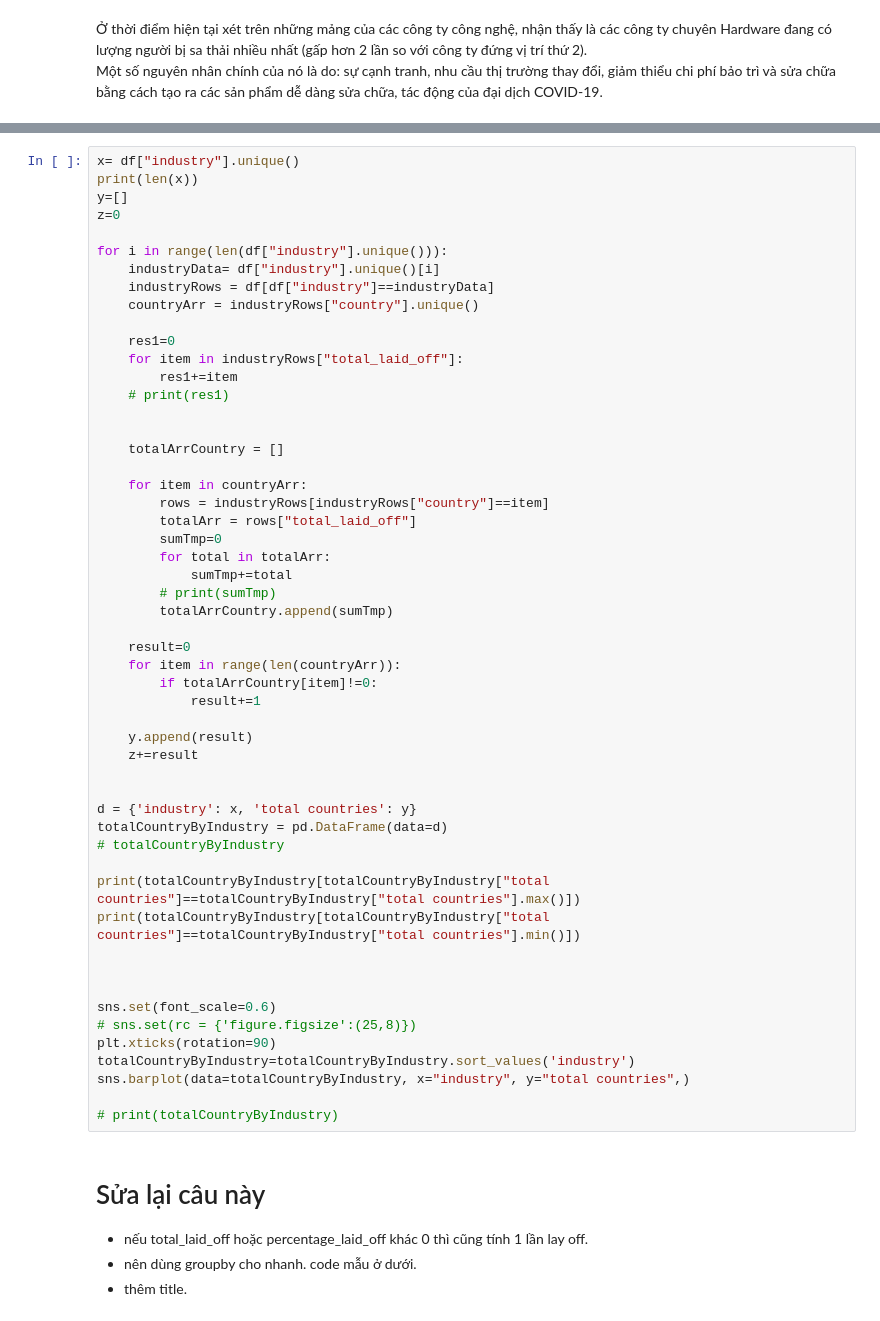
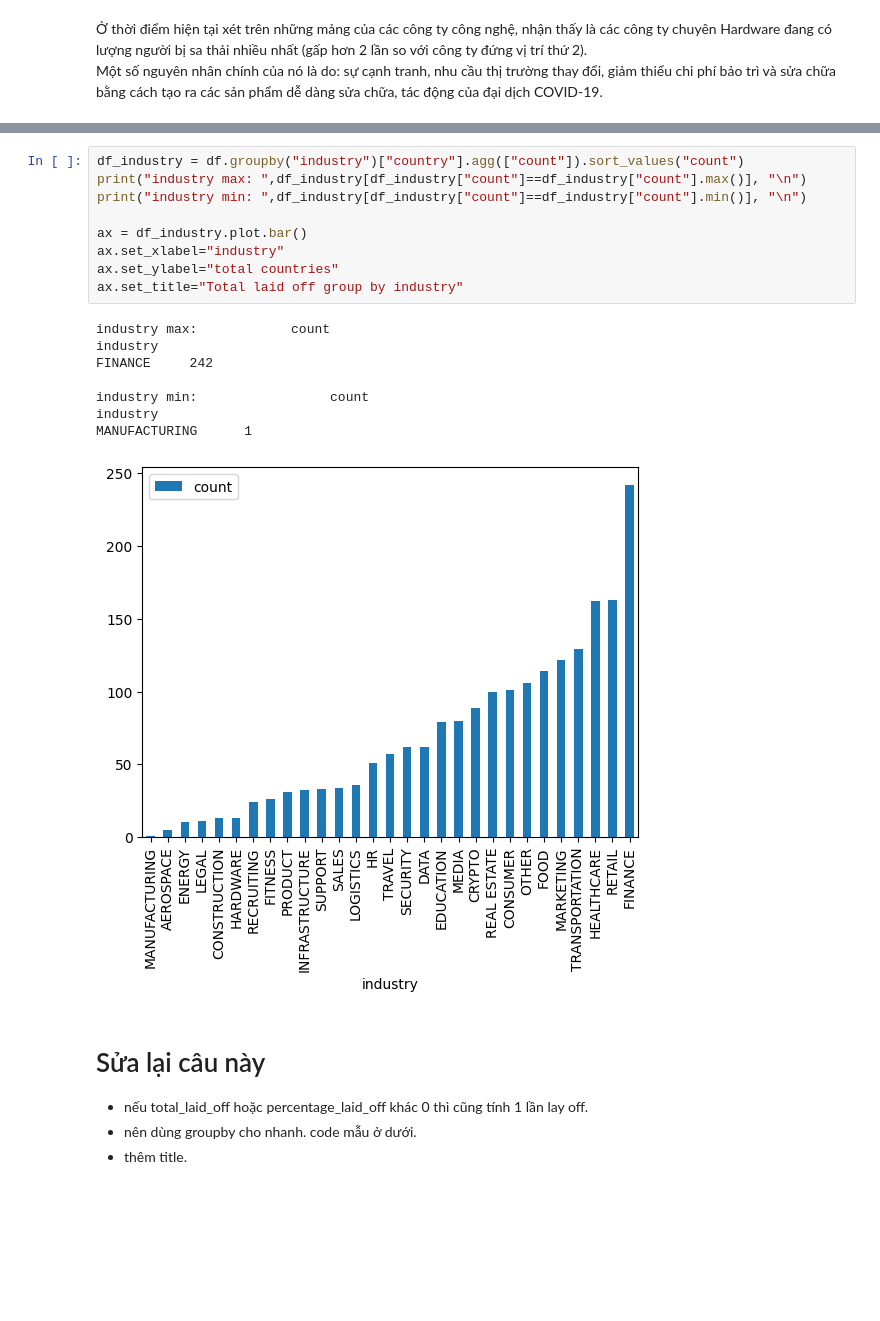
Before and after one commit to vhtnguyen/Layoffs-Visualization-Project, a Jupyter notebook: layoffs-data-visualization/main.ipynb, the cells around one changed output, grey strips where cells are left out. Saved outputs shown, nothing was run; the diff lists cells and outputs as text; blank space fills up the shorter version.

Commit message:
groupby fix code

```diff
--- a/layoffs-data-visualization/main.ipynb
+++ b/layoffs-data-visualization/main.ipynb
@@ -629,57 +793,22 @@ Nhận xét:
 - Industry có số lượng country laid off thấp nhất là manufacturing (số lượng: 1)
-# %%
-x= df["industry"].unique()
-print(len(x))
-y=[]
-z=0
-
-for i in range(len(df["industry"].unique())):
-    industryData= df["industry"].unique()[i]
-    industryRows = df[df["industry"]==industryData]
-    countryArr = industryRows["country"].unique()
-
-    res1=0
-    for item in industryRows["total_laid_off"]:
-        res1+=item
-    # print(res1)
-
-
-    totalArrCountry = []
-
-    for item in countryArr:
-        rows = industryRows[industryRows["country"]==item]
-        totalArr = rows["total_laid_off"]
-        sumTmp=0
-        for total in totalArr:
-            sumTmp+=total
-        # print(sumTmp)
-        totalArrCountry.append(sumTmp)
-
-    result=0
-    for item in range(len(countryArr)):
-        if totalArrCountry[item]!=0:
-            result+=1
-
-    y.append(result)
-    z+=result
-
-
-d = {'industry': x, 'total countries': y}
-totalCountryByIndustry = pd.DataFrame(data=d)
-# totalCountryByIndustry
-
-print(totalCountryByIndustry[totalCountryByIndustry["total countries"]==totalCountryByIndustry["total countries"].max()])
-print(totalCountryByIndustry[totalCountryByIndustry["total countries"]==totalCountryByIndustry["total countries"].min()])
-
-
-
-sns.set(font_scale=0.6)
-# sns.set(rc = {'figure.figsize':(25,8)})
-plt.xticks(rotation=90)
-totalCountryByIndustry=totalCountryByIndustry.sort_values('industry')
-sns.barplot(data=totalCountryByIndustry, x="industry", y="total countries",)
-
-# print(totalCountryByIndustry)
+# %%
+df_industry = df.groupby("industry")["country"].agg(["count"]).sort_values("count")
+print("industry max: ",df_industry[df_industry["count"]==df_industry["count"].max()], "\n")
+print("industry min: ",df_industry[df_industry["count"]==df_industry["count"].min()], "\n")
+
+ax = df_industry.plot.bar()
+ax.set_xlabel="industry"
+ax.set_ylabel="total countries"
+ax.set_title="Total laid off group by industry"
+# %% [output]
+industry max:            count
+industry
+FINANCE     242
+
+industry min:                 count
+industry
+MANUFACTURING      1
+[figure, added]
 # %% [markdown]
 # Sửa lại câu này
 - nếu total_laid_off hoặc percentage_laid_off khác 0 thì cũng tính 1 lần lay off.
```
Also changed, not shown: parts of 26 cells of this notebook.
